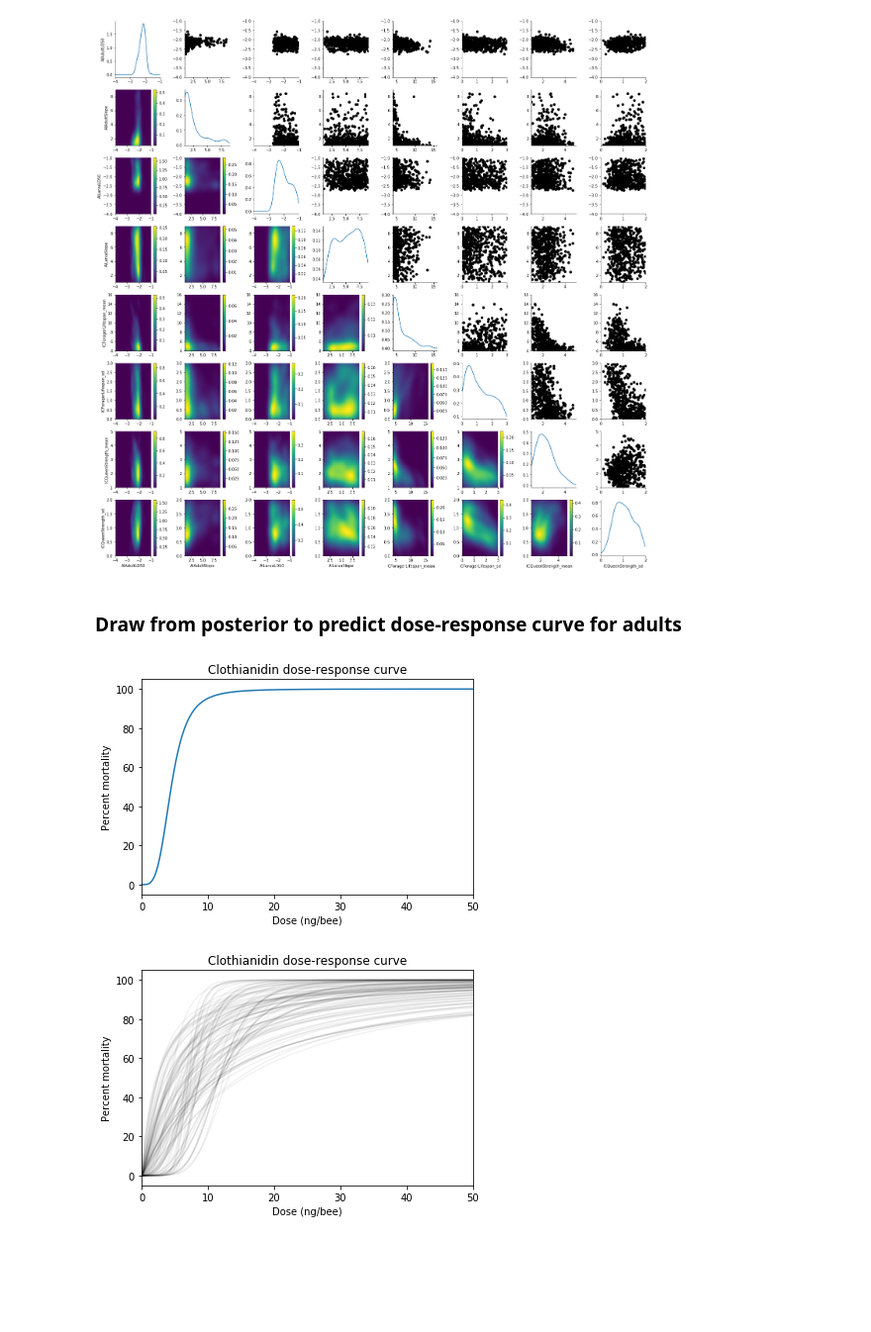
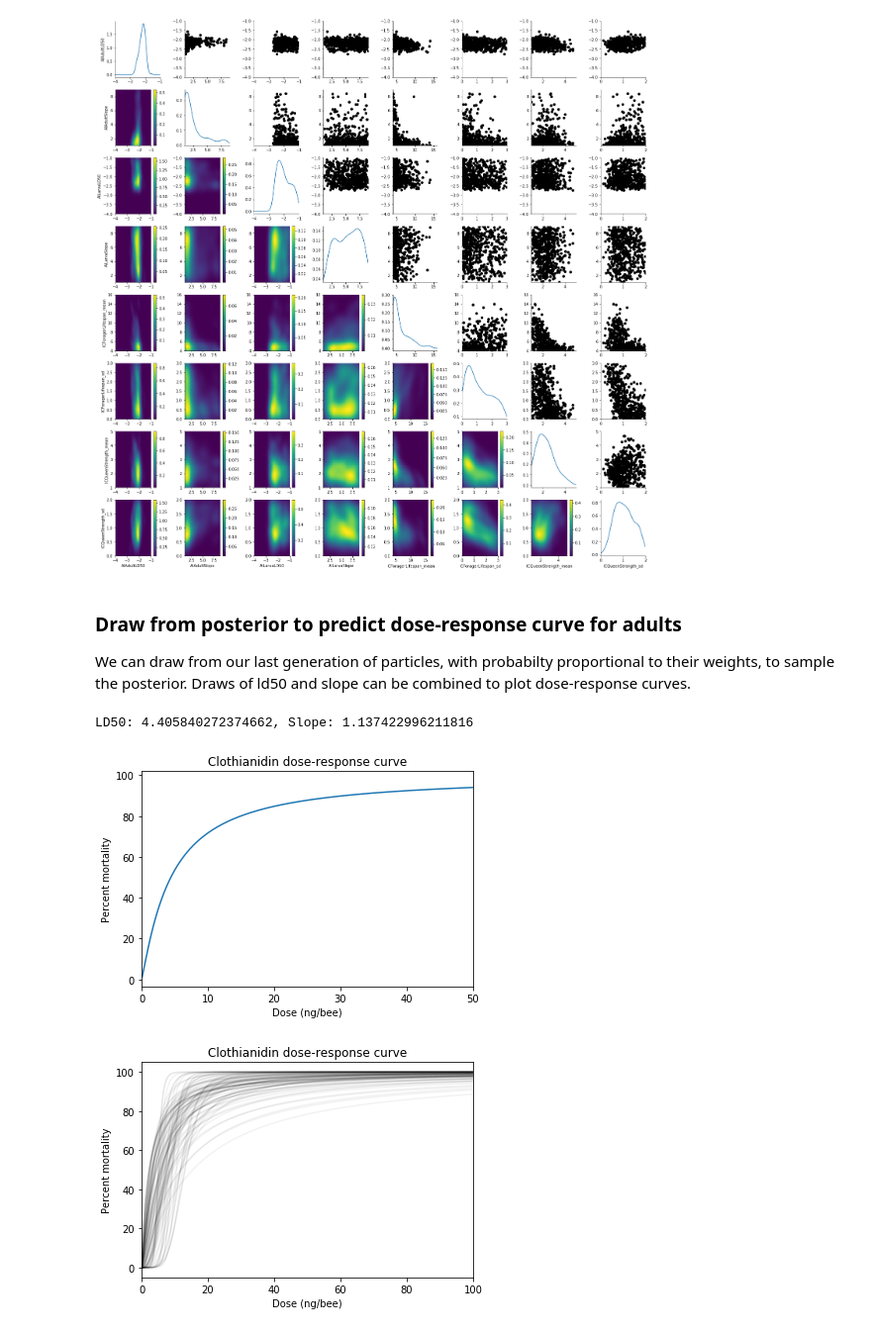
Before and after one commit to JeffreyMinucci/bee_neonic_abc, a Jupyter notebook: results_and_visuals.ipynb, the cells around one changed output. Shown at 99% size. Drawn from its saved outputs; the diff is of its cells as text; code cells hidden in the pictures; blank space fills up the shorter version.

```diff
--- a/results_and_visuals.ipynb
+++ b/results_and_visuals.ipynb
@@ -66,8 +66,11 @@ df, w = history.get_distribution(m=0, t=t)
 plot_kde_matrix(df, w, limits=limits);
 # %% [output]
 [figure]
-# %% [markdown]
-### Draw from posterior to predict dose-response curve for adults
+# %% [markdown]
+### Draw from posterior to predict dose-response curve for adults
+
+We can draw from our last generation of particles, with probabilty proportional to their weights, to sample the posterior.
+Draws of ld50 and slope can be combined to plot dose-response curves.
 # %%
 import random
 
@@ -79,36 +82,41 @@ def draw_posterior(df, w, n=1):
 def plot_dose_response(ld50, slope, xlim=100, max_dose=100):
     x = np.linspace(0,max_dose, 1000)
     x = np.delete(x, 0) #remove 0 dose so we don't divide by zero
-    y = 100/(1+(ld50/x)**slope) #four parameters Hill equation
+    y = 100/(1+(ld50/x)**slope) #four parameters Hill equation, equal to what VarroaPop uses
     fix, ax = plt.subplots()
     ax.plot(x, y)
     ax.set(xlabel='Dose (ng/bee)', ylabel='Percent mortality', title='Clothianidin dose-response curve', xlim=(0,xlim))
     plt.show()
 
-
-sample = draw_posterior(df, w, 100)
+random.seed(1251)
+sample = draw_posterior(df, w, 1)
 
 #Plot a single curve
 sample_ld50 = (10**sample.iloc[0,0]) * 1000
 sample_slope = sample.iloc[0,1]
+print("LD50: {}, Slope: {}".format(sample_ld50, sample_slope))
 plot_dose_response(sample_ld50, sample_slope, xlim=50)
 # %% [output]
+LD50: 4.405840272374662, Slope: 1.137422996211816
-[figure, old version]
+[figure, new version]
 # %%
-#Plot many curves together
+### Plot many curves together
 
 def plot_all_dr(sample, xlim=100, max_dose=100):
     fix, ax = plt.subplots()
     x = np.linspace(0,max_dose, 1000)
     x = np.delete(x, 0) #remove 0 dose so we don't divide by zero
     for index, row in sample.iterrows():
         ld50 = (10**row[0]) * 1000
         slope = row[1]
         y = 100/(1+(ld50/x)**slope) #four parameters Hill equation
         ax.plot(x, y, 'k',alpha=0.05)
     ax.set(xlabel='Dose (ng/bee)', ylabel='Percent mortality', title='Clothianidin dose-response curve', xlim=(0,xlim))
     plt.show()
 
-plot_all_dr(sample, xlim=50)
+random.seed(1251)
+sample = draw_posterior(df, w, 100)
+
+plot_all_dr(sample, xlim=100)
 # %% [output]
-[figure, old version]
+[figure, new version]
```
Also changed, not shown: parts of 4 cells of this notebook.
